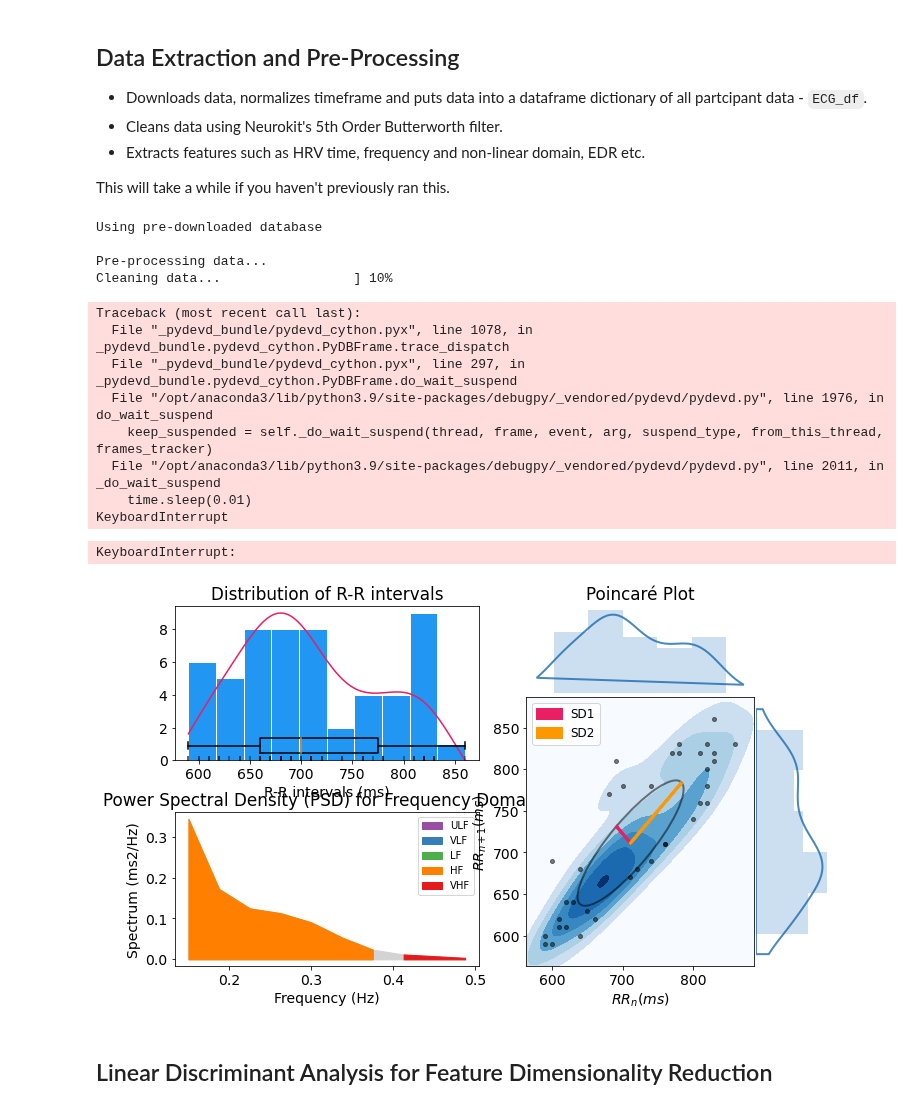
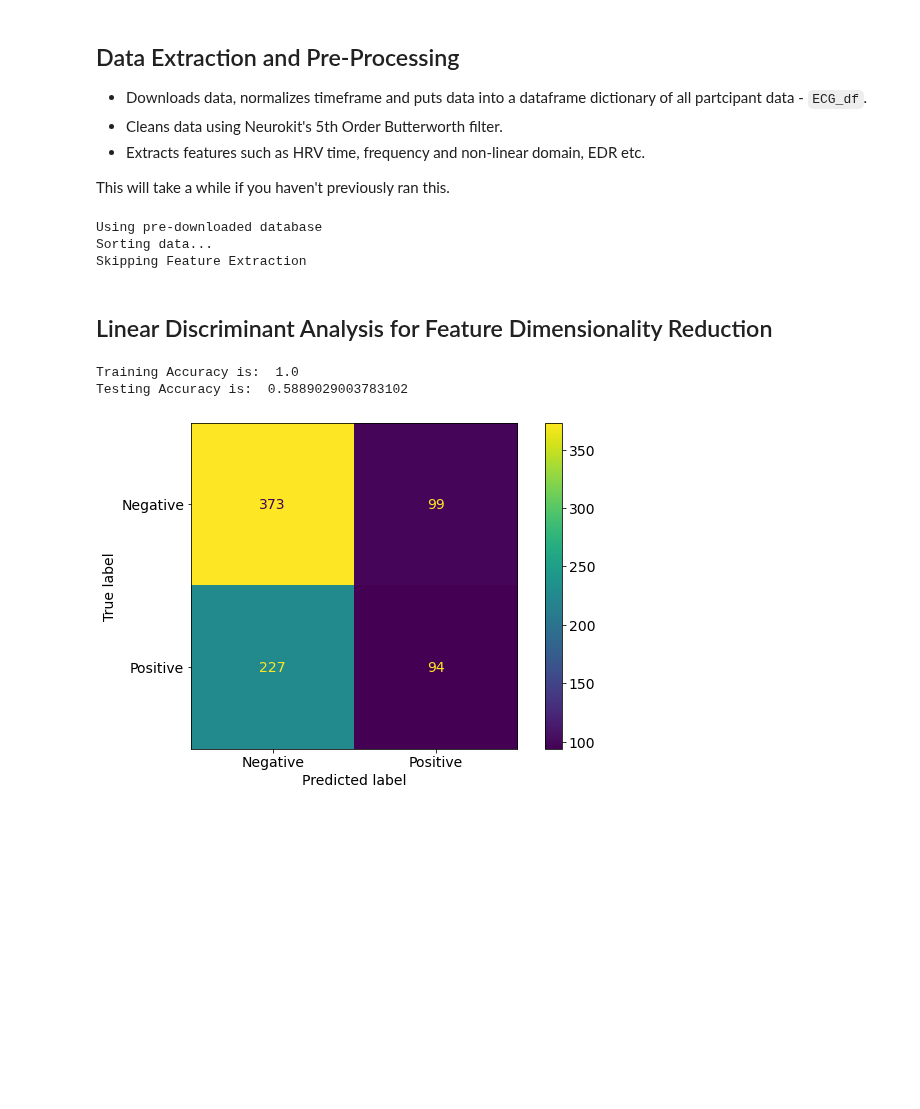
Before and after one commit to WillPowellUk/ECG-Stress-Classifier, a Jupyter notebook: ECG-Stress-Classifier.ipynb, the cells around one changed output. Cells and saved outputs as stored; diff of their text form; code cells hidden in the pictures; blank space fills up the shorter version.

Commit message:
Random Forests with 60% accuracy

```diff
--- a/ECG-Stress-Classifier.ipynb
+++ b/ECG-Stress-Classifier.ipynb
@@ -51,16 +52,15 @@ class Utilities():
 
         arrow = int(fraction * bar_length - 1) * '-' + '>'
         padding = int(bar_length - len(arrow)) * ' '
-        padding2 = ' ' * 30
 
         ending = '\n' if current == total else '\r'
 
-        print(f'{padding2}Progress: [{arrow}{padding}] {int(fraction*100)}%', end=ending)
+        print(f'Progress: [{arrow}{padding}] {int(fraction*100)}%', end=ending)
 
 
     def print_overwrite(msg):
         # add padding to line
-        padding = ' ' * 15
+        padding = ' ' * 20
         # Print the padded message and remember it as the previous message
         print(msg+padding, end="\r")
 
@@ -105,6 +105,7 @@ class Utilities():
         for i, df in enumerate(df_list):
             filename = os.path.join(folder_path, f'df_{i}.csv')
             df.to_csv(filename, index=False)
+            Utilities.progress_bar(i+1, len(df_list))
 
 
 # for interactive matplotlib:
@@ -224,7 +226,6 @@ class PreProcessing():
 
     # segments data with overlap using rolling window
     def segment(self, window_length, overlap)->tuple:
-        Utilities.print_overwrite("Segmenting data...")
         # convert window_length in seconds to samples
         window_samples = window_length * sampling_rate
         # Calculate the step_size as the fraction of the total window samples
@@ -261,7 +262,6 @@ class PreProcessing():
 
 
     def clean(self):
-        Utilities.print_overwrite("Cleaning data...")
         # Clean each sample in the stressed and not stressed data (overwrites original data)
         # using method 'neurokit' (0.5 Hz high-pass butterworth filter (order = 5), followed by powerline filtering) but can be changed to other cleaning methods
         for label in self.sampled_ECG.keys():
@@ -351,7 +351,7 @@ class FeatureExtraction():
                 if feature.name in self.all_features_ECG[label].columns:
                     for i, value in enumerate(self.all_features_ECG[label][feature.name]):
                         if (value < feature.min) or (value > feature.max):
-                            self.all_features_ECG[label].loc[i, feature.name] = pd.NA
+                            self.all_features_ECG[label].loc[i, feature.name] = np.nan
                     self.add_to_featured_df(self.all_features_ECG[label][feature.name], label, selected=True)
                 else:
                     print(f'No such feature "{feature}" in extracted features')
@@ -437,37 +437,31 @@ de.download_data()
 de.sort_data()
 
 # For each participant, segment, clean and extract data
-for index in range(number_of_participants): # number_of_participants
-    # show plots for first participant only
-    show_plot = True if index==0 else False
+# Skip if feature file exists
+if os.path.exists(f'{directory}/Features/Selected/Featured_ECG_with_{window_length}s_Window_Length.csv'):
+    print("Skipping Feature Extraction")
+else:
+    print("Feature Extraction...")
+    for index in range(number_of_participants): # number_of_participants
+        # show plots for first participant only
+        show_plot = True if index==0 else False
 
-    # Extract features using sorted data:
-    df = Utilities.load_dataframe(Utilities.check_csv_exists(f'{directory}/Sorted', index))
-    # interpolate, segment using sliding window, and clean data
-    pp = PreProcessing(df, sampling_rate)
-    pp.interpolate()
-    pp.segment(window_length, overlap)
-    pp.clean()
+        # Extract features using sorted data:
+        df = Utilities.load_dataframe(Utilities.check_csv_exists(f'{directory}/Sorted', index))
+        # interpolate, segment using sliding window, and clean data
+        pp = PreProcessing(df, sampling_rate)
+        pp.interpolate()
+        pp.segment(window_length, overlap)
+        pp.clean()
 
-    # extract feautres for each segment
-    fe = FeatureExtraction(pp.get_samples(), show_plot)
-    fe.get_neurokit_features(EDR=False)
-    fe.save_features(f'{directory}/Features', features='All')
-    fe.select(selected_features)
-    fe.save_features(f'{directory}/Features', features='Selected')
-    Utilities.progress_bar(index+1, number_of_participants)
+        # extract feautres for each segment
+        fe = FeatureExtraction(pp.get_samples(), show_plot)
+        fe.get_neurokit_features(EDR=False)
+        fe.save_features(f'{directory}/Features', features='All')
+        fe.select(selected_features)
+        fe.save_features(f'{directory}/Features', features='Selected')
+        Utilities.progress_bar(index+1, number_of_participants)
 # %% [output]
 Using pre-downloaded database
-
-Pre-processing data...
-Cleaning data...                 ] 10%
+Sorting data...
+Skipping Feature Extraction
-Traceback (most recent call last):
-  File "_pydevd_bundle/pydevd_cython.pyx", line 1078, in _pydevd_bundle.pydevd_cython.PyDBFrame.trace_dispatch
-  File "_pydevd_bundle/pydevd_cython.pyx", line 297, in _pydevd_bundle.pydevd_cython.PyDBFrame.do_wait_suspend
-  File "/opt/anaconda3/lib/python3.9/site-packages/debugpy/_vendored/pydevd/pydevd.py", line 1976, in do_wait_suspend
-    keep_suspended = self._do_wait_suspend(thread, frame, event, arg, suspend_type, from_this_thread, frames_tracker)
-  File "/opt/anaconda3/lib/python3.9/site-packages/debugpy/_vendored/pydevd/pydevd.py", line 2011, in _do_wait_suspend
-    time.sleep(0.01)
-KeyboardInterrupt
-KeyboardInterrupt:
-[figure, removed]
@@ -474,2 +530,17 @@ KeyboardInterrupt:
 # %% [markdown]
 ## Linear Discriminant Analysis for Feature Dimensionality Reduction
+# %%
+# Retreive dataset of pre-processed and featured data from csv
+dataset_path = f'{directory}/Features/Selected/Featured_ECG_with_{window_length}s_Window_Length.csv'
+dataset = Utilities.load_dataframe(dataset_path)
+
+# pass to LinearML class
+lml = Linear_ML(dataset)
+# prepare dataset, split to a 33% test split and use LDA for dimension reduction
+lml.prepare(0.33, dimension_reudction=False)
+# run Random Forest Classifier
+lml.model('RF')
+# %% [output]
+Training Accuracy is:  1.0
+Testing Accuracy is:  0.5889029003783102
+[figure, added]
```
Also changed, not shown: parts of 3 cells of this notebook.
